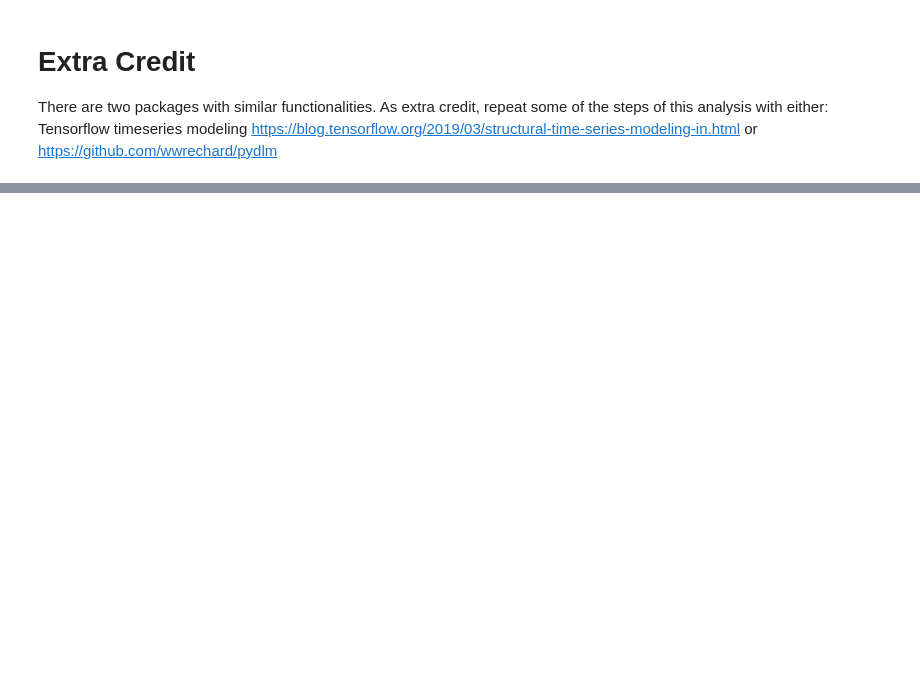
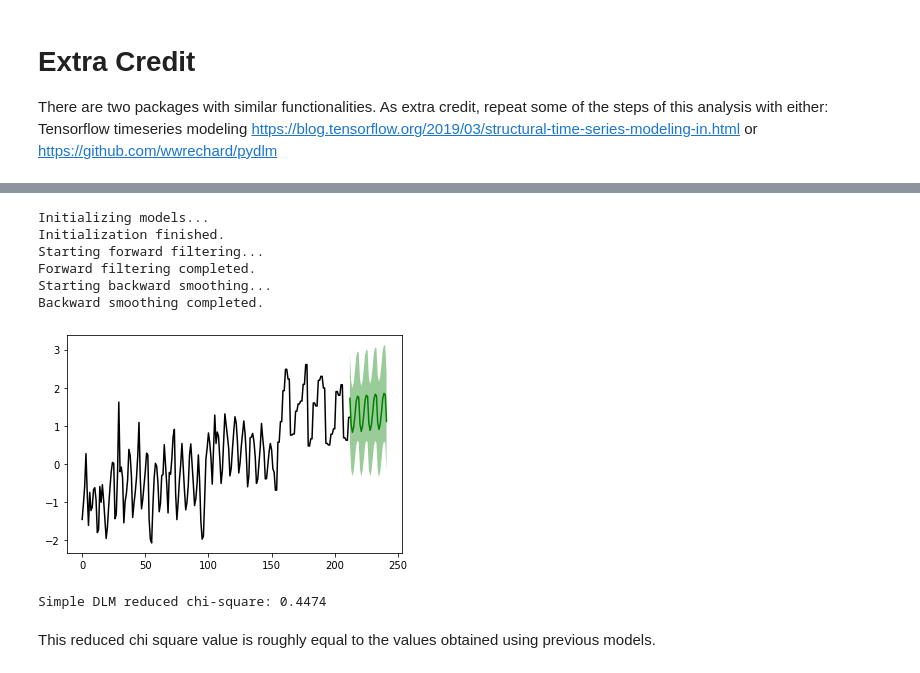
Before and after one commit to DesiPilla/MLTSA_DPilla, a Jupyter notebook: HW3/HW3.ipynb, the cells around one changed output, grey strips where cells are left out. Saved outputs shown, nothing was run; the diff lists cells and outputs as text; code cells hidden in the pictures; blank space fills up the shorter version.

```diff
--- a/HW3/HW3.ipynb
+++ b/HW3/HW3.ipynb
@@ -419,3 +423,34 @@ Building wheels for collected packages: pydlm
 Successfully built pydlm
 Installing collected packages: pydlm
 Successfully installed pydlm-0.1.1.11
+# %%
+# Build a simple dlm with a linear trend and a seasonality
+linear_trend = trend(degree=1, discount=0.95, name="linear_trend", w=10)
+seasonal7 = seasonality(period=7, discount=0.99, name="seasonal7", w=10)
+simple_dlm = dlm(uberweather.y) + linear_trend + seasonal7;
+
+# Fit the model
+simple_dlm.fit()
+# %% [output]
+Initializing models...
+Initialization finished.
+Starting forward filtering...
+Forward filtering completed.
+Starting backward smoothing...
+Backward smoothing completed.
+# %%
+# Forecast the next 30 days
+simple_dlm.plotPredictN(N=30)
+# %% [output]
+[figure, added]
+# %%
+# Get the reduced chi-square for this model
+reduced_chi = 0
+for i in range(len(uberweather.ds)):
+    reduced_chi += ((uberweather.y[i] - simple_dlm.predict(date=i))**2 / len(uberweather.y))[0][0][0]
+
+print("Simple DLM reduced chi-square: {:.4f}".format(reduced_chi))
+# %% [output]
+Simple DLM reduced chi-square: 0.4474
+# %% [markdown]
+This reduced chi square value is roughly equal to the values obtained using previous models.
```
Also changed, not shown: parts of 15 cells of this notebook.
